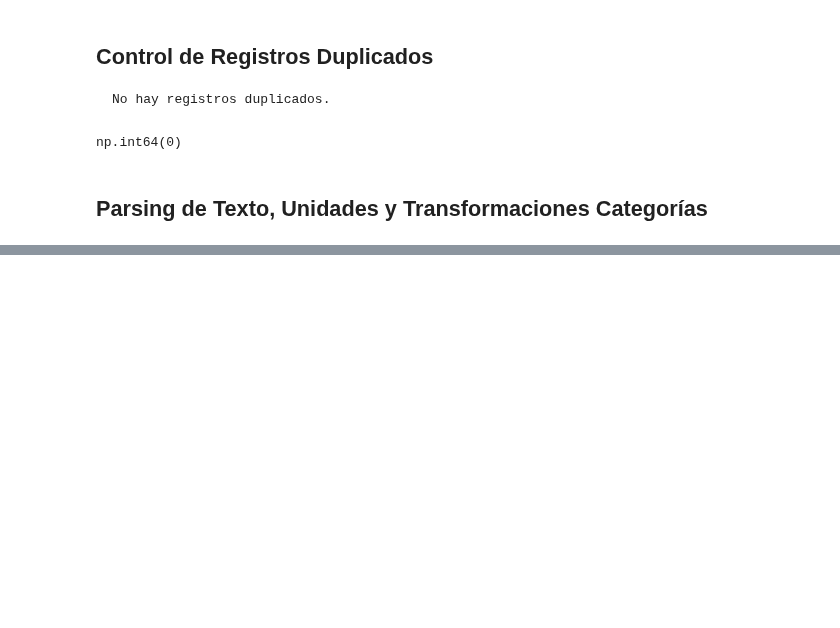
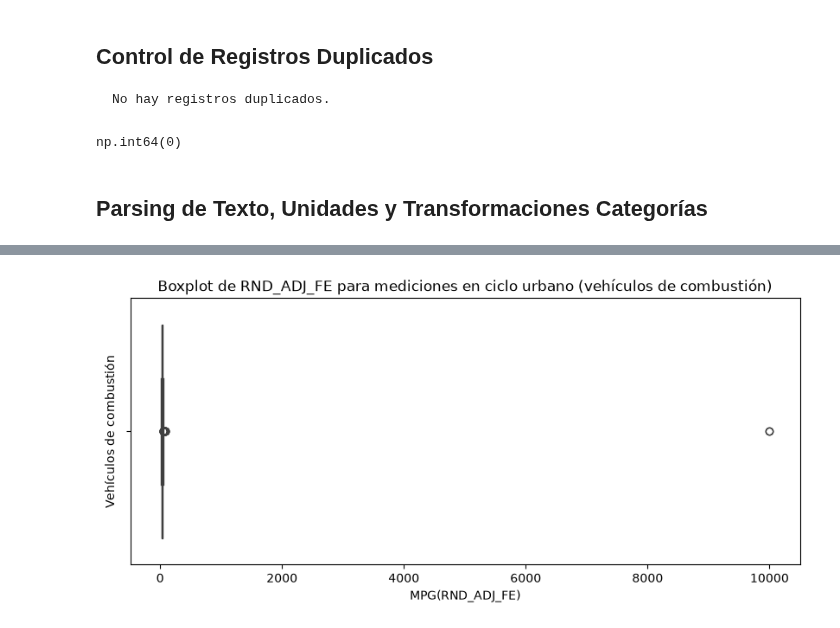
Before and after one commit to mdelrosariocoronado/tpe_fundamentos_2026, a Jupyter notebook: entrega.ipynb, the cells around one changed output, grey strips where cells are left out. Saved outputs shown, nothing was run; the diff lists cells and outputs as text; code cells hidden in the pictures; blank space fills up the shorter version.

```diff
--- a/entrega.ipynb
+++ b/entrega.ipynb
@@ -342,0 +369,17 @@ np.int64(0)
+# %%
+mpg_urbano = preprocessed_dataset.copy()
+
+test_urbanos = [
+    'Federal fuel 2-day exhaust (w/can load)',
+    'Federal fuel 3-day exhaust'
+]
+
+mpg_urbano = mpg_urbano[mpg_urbano['Test Procedure Description'].isin(test_urbanos)]
+
+
+print(f"Total de mediciones en ciclo urbano: {len(mpg_urbano)}")
+
+mpg_urbano = mpg_urbano[mpg_urbano['Test Fuel Type Description'].str.contains("Gasoline")]
+
+print(f"Total de mediciones en ciclo urbano en vehiculos de combustion: {len(mpg_urbano)}")
+mpg_urbano['RND_ADJ_FE'].describe()
@@ -342,0 +412,15 @@ np.int64(0)
+# %%
+import matplotlib.pyplot as plt
+import seaborn as sns
+
+plt.figure(figsize=(10, 4))
+sns.boxplot(x=mpg_urbano['RND_ADJ_FE'], orient='h')
+plt.title('Boxplot de RND_ADJ_FE para mediciones en ciclo urbano (vehículos de combustión)')
+plt.xlabel('MPG(RND_ADJ_FE)')
+plt.ylabel("Vehículos de combustión")
+
+plt.show()
+
+#claramente hay  outliers, que son los que superan los 100 mpg.
+# %% [output]
+[figure, added]
```
Also changed, not shown: parts of 11 cells of this notebook.
